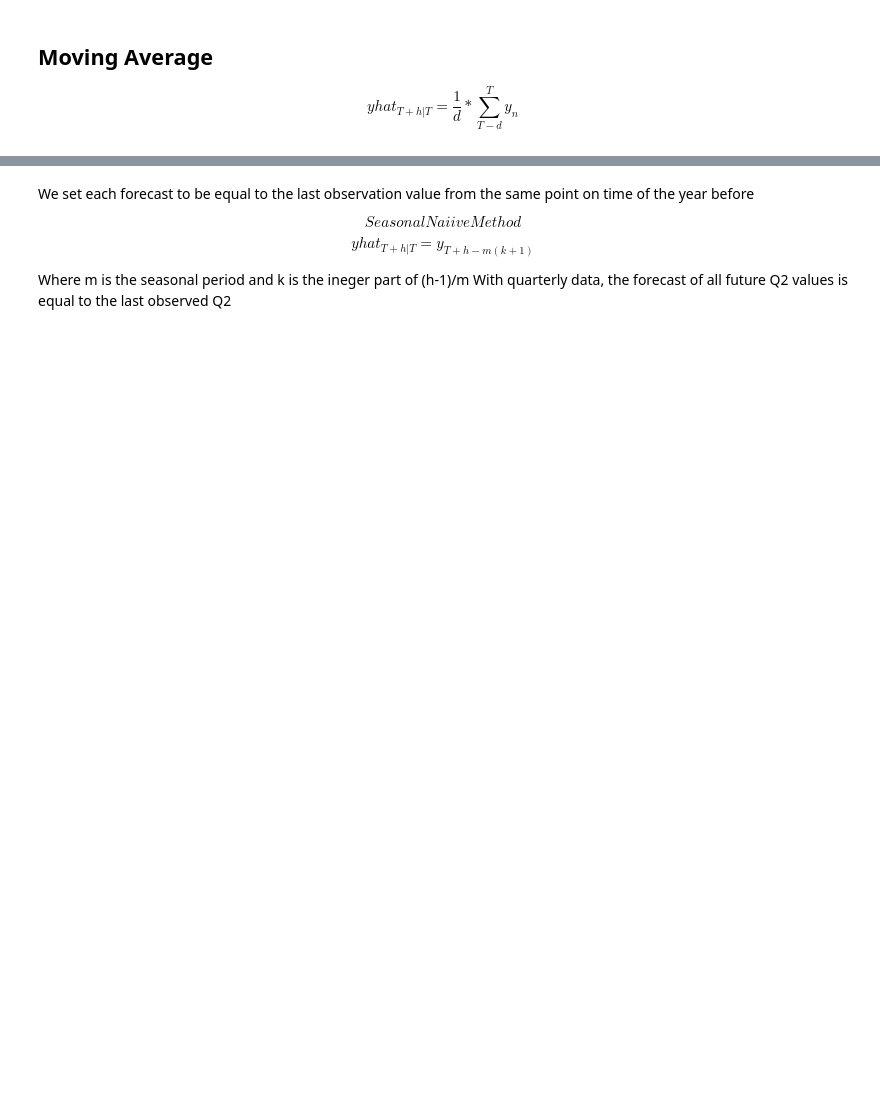
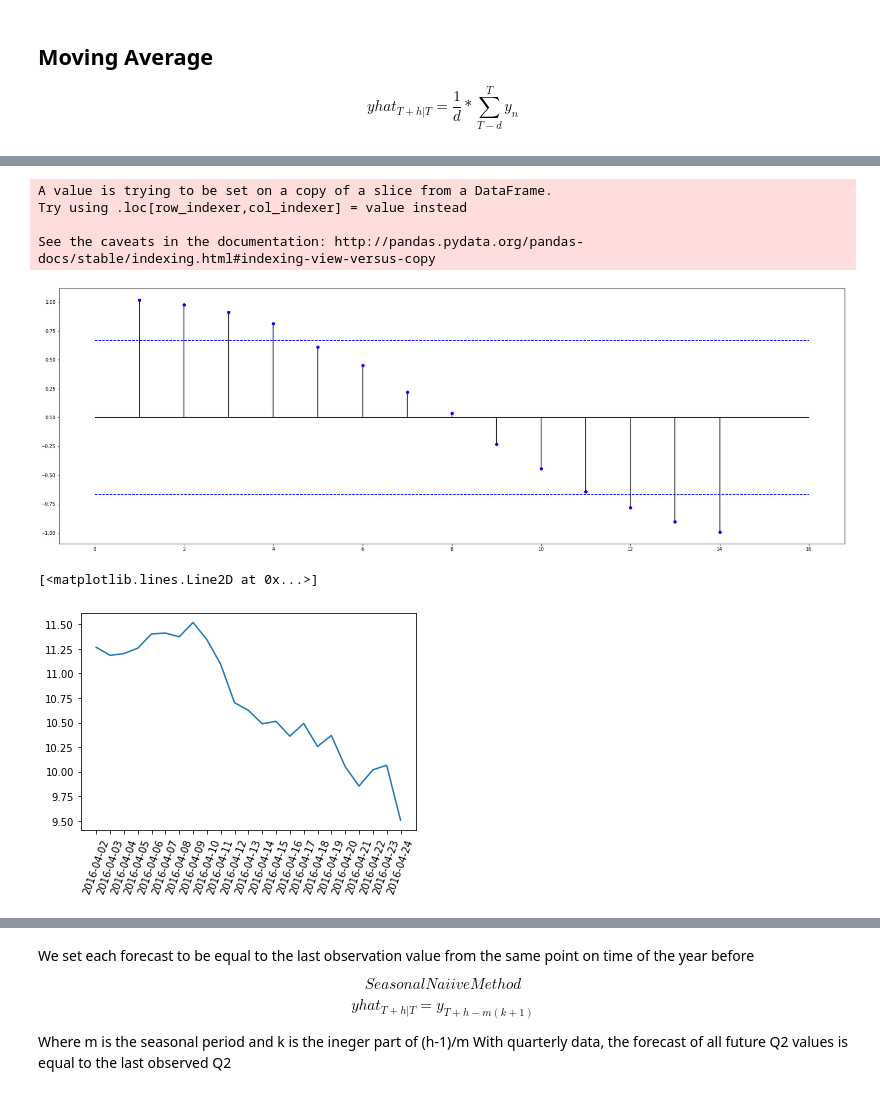
Before and after one commit to Mtaylert/Forecasting, a Jupyter notebook: code/Forecasting.ipynb, the cells around one changed output, grey strips where cells are left out. Drawn from its saved outputs; the diff is of its cells as text; code cells hidden in the pictures; blank space fills up the shorter version.

```diff
--- a/code/Forecasting.ipynb
+++ b/code/Forecasting.ipynb
@@ -165,9 +200,17 @@ def autocorrelation(x, n_lags):
         denominator = sum([(yt-mean)**2 for yt in normarray])
 
         autocorrels['lags'].append(l)
-        autocorrels['autocorrelation'].append(numerator/denominator)
+        if denominator!=0:
+            val =numerator/denominator
+            autocorrels['autocorrelation'].append(numerator/denominator)
 
-        plt.vlines(l,0,(numerator/denominator))
+            plt.vlines(l,0,(numerator/denominator))
+        else:
+
+            autocorrels['autocorrelation'].append(0)
+
+            plt.vlines(l,0,(0))
+
 
     plt.plot(autocorrels['lags'],autocorrels['autocorrelation'],'bo')
     plt.hlines(0,0,n_lags+1)
@@ -489,0 +496,2 @@ plt.xlim('2016-01-01','2016-04-26')
+# %%
+predlist = RunMA(train,validation)
@@ -489,0 +518,20 @@ plt.xlim('2016-01-01','2016-04-26')
+# %%
+
+v1_001 = validation[validation['id']==predlist[0][0]]
+v1_001['90dMA'] = predlist[0][1]
+
+plt.figure(figsize=(30,10))
+autocdf=autocorrelation(v1_001['90dMA'],n_lags=15)
+
+plt.xticks(rotation=70)
+
+
+plt.plot(v1_001['date'],v1_001['90dMA'])
+# %% [output]
+A value is trying to be set on a copy of a slice from a DataFrame.
+Try using .loc[row_indexer,col_indexer] = value instead
+
+See the caveats in the documentation: http://pandas.pydata.org/pandas-docs/stable/indexing.html#indexing-view-versus-copy
+[figure, added]
+[<matplotlib.lines.Line2D at 0x...>]
+[figure, added]
```
Also changed, not shown: parts of 52 cells of this notebook.
